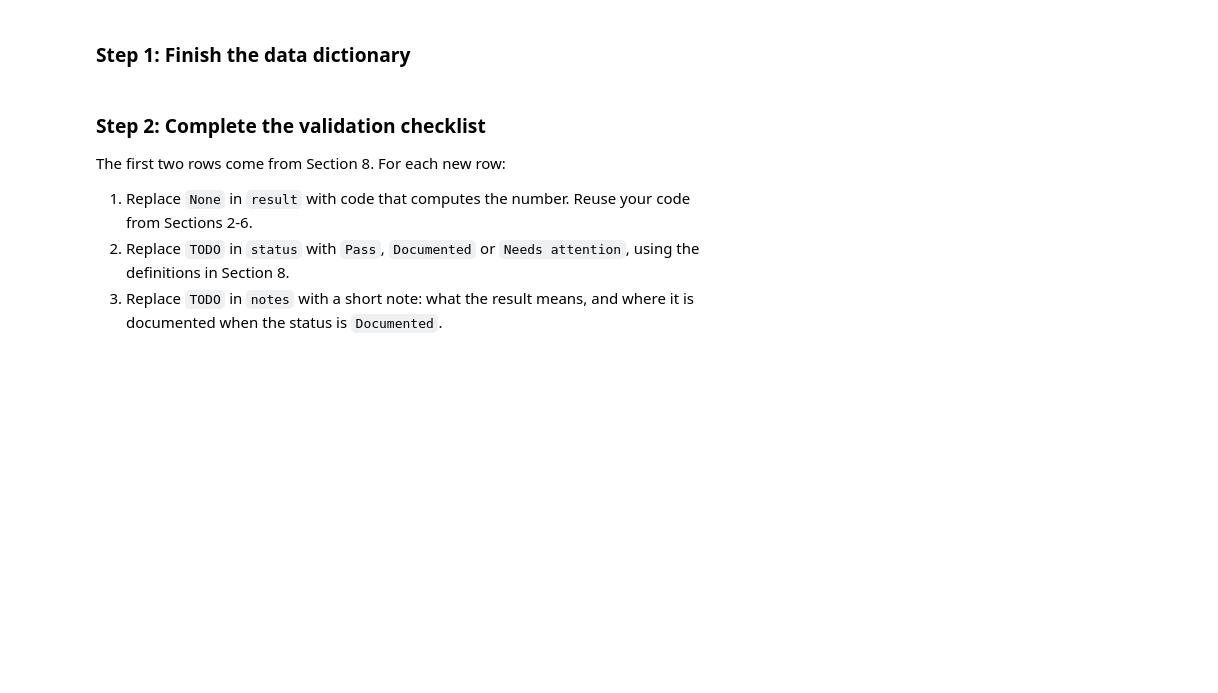
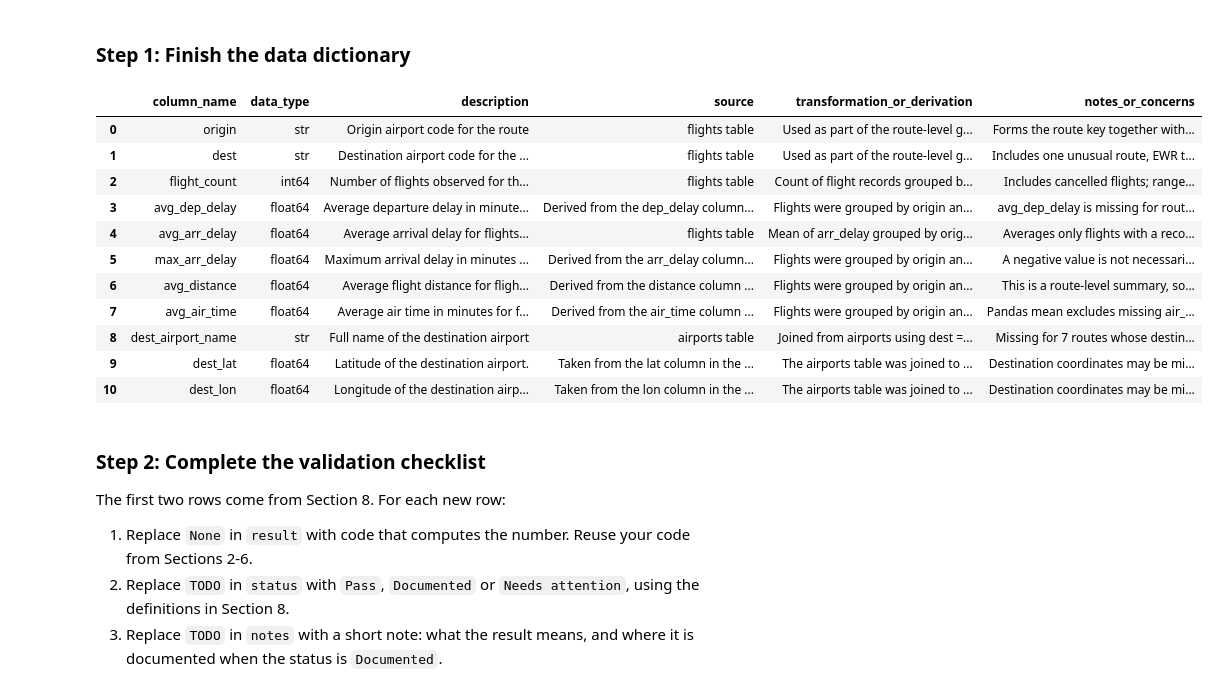
Before and after one commit to Sp1d3rMane/ban6003-week11-GabrielGreen, a Jupyter notebook: notebooks/module11_abt_documentation_guided_lab.ipynb, the cells around one changed output. Drawn from its saved outputs; the diff is of its cells as text; code cells hidden in the pictures; blank space fills up the shorter version.

Commit message:
Complete Module 11 ABT documentation lab

```diff
--- a/notebooks/module11_abt_documentation_guided_lab.ipynb
+++ b/notebooks/module11_abt_documentation_guided_lab.ipynb
@@ -501,20 +701,65 @@ An analyst on another team will use the route ABT next week and cannot ask you t
 # %% [markdown]
 ### Step 1: Finish the data dictionary
 # %%
-# Offline Assignment, step 1 - document the five remaining ABT columns.
-# Replace the empty strings, four values per column in the order of doc_fields, then run the cell.
+# Offline Assignment, Step 1 - complete the five remaining ABT columns.
+
 remaining_entries = {
-    "max_arr_delay": ["", "", "", ""],
-    "avg_distance": ["", "", "", ""],
-    "avg_air_time": ["", "", "", ""],
-    "dest_lat": ["", "", "", ""],
-    "dest_lon": ["", "", "", ""],
+    "max_arr_delay": [
+        "Maximum arrival delay in minutes among flights on an origin-destination route; negative values mean even the latest recorded arrival was early.",
+        "Derived from the arr_delay column in the nycflights13 flights table.",
+        "Flights were grouped by origin and dest, then the maximum arr_delay was calculated for each route.",
+        "A negative value is not necessarily an error. Routes with very few flights can have unusual maximum values because the statistic is based on a small number of observations."
+    ],
+
+    "avg_distance": [
+        "Average flight distance for flights on an origin-destination route.",
+        "Derived from the distance column in the nycflights13 flights table.",
+        "Flights were grouped by origin and dest, then the mean distance was calculated for each route.",
+        "This is a route-level summary, so it should be interpreted as the average across the flights represented in that route."
+    ],
+
+    "avg_air_time": [
+        "Average air time in minutes for flights on an origin-destination route.",
+        "Derived from the air_time column in the nycflights13 flights table.",
+        "Flights were grouped by origin and dest, then the mean air_time was calculated for each route.",
+        "Pandas mean excludes missing air_time values, so some route averages may be based on fewer flights than the route's flight_count."
+    ],
+
+    "dest_lat": [
+        "Latitude of the destination airport.",
+        "Taken from the lat column in the nycflights13 airports table.",
+        "The airports table was joined to the route ABT by matching the route destination code to the airport FAA code.",
+        "Destination coordinates may be missing when the destination code does not have a matching record in the airports lookup table."
+    ],
+
+    "dest_lon": [
+        "Longitude of the destination airport.",
+        "Taken from the lon column in the nycflights13 airports table.",
+        "The airports table was joined to the route ABT by matching the route destination code to the airport FAA code.",
+        "Destination coordinates may be missing when the destination code does not have a matching record in the airports lookup table."
+    ]
 }
 
 for abt_column, values in remaining_entries.items():
-    data_dictionary.loc[data_dictionary["column_name"] == abt_column, doc_fields] = values
+    data_dictionary.loc[
+        data_dictionary["column_name"] == abt_column,
+        doc_fields
+    ] = values
 
 data_dictionary
+# %% [output]
+|  | column_name | data_type | description | source | transformation_or_derivation | notes_or_concerns |
+| 0 | origin | str | Origin airport code for the route | flights table | Used as part of the route-level g... | Forms the route key together with... |
+| 1 | dest | str | Destination airport code for the ... | flights table | Used as part of the route-level g... | Includes one unusual route, EWR t... |
+| 2 | flight_count | int64 | Number of flights observed for th... | flights table | Count of flight records grouped b... | Includes cancelled flights; range... |
+| 3 | avg_dep_delay | float64 | Average departure delay in minute... | Derived from the dep_delay column... | Flights were grouped by origin an... | avg_dep_delay is missing for rout... |
+| 4 | avg_arr_delay | float64 | Average arrival delay for flights... | flights table | Mean of arr_delay grouped by orig... | Averages only flights with a reco... |
+| 5 | max_arr_delay | float64 | Maximum arrival delay in minutes ... | Derived from the arr_delay column... | Flights were grouped by origin an... | A negative value is not necessari... |
+| 6 | avg_distance | float64 | Average flight distance for fligh... | Derived from the distance column ... | Flights were grouped by origin an... | This is a route-level summary, so... |
+| 7 | avg_air_time | float64 | Average air time in minutes for f... | Derived from the air_time column ... | Flights were grouped by origin an... | Pandas mean excludes missing air_... |
+| 8 | dest_airport_name | str | Full name of the destination airport | airports table | Joined from airports using dest =... | Missing for 7 routes whose destin... |
+| 9 | dest_lat | float64 | Latitude of the destination airport. | Taken from the lat column in the ... | The airports table was joined to ... | Destination coordinates may be mi... |
+| 10 | dest_lon | float64 | Longitude of the destination airp... | Taken from the lon column in the ... | The airports table was joined to ... | Destination coordinates may be mi... |
 # %% [markdown]
 ### Step 2: Complete the validation checklist
 
```
Also changed, not shown: parts of 28 cells of this notebook, 3 other files.
